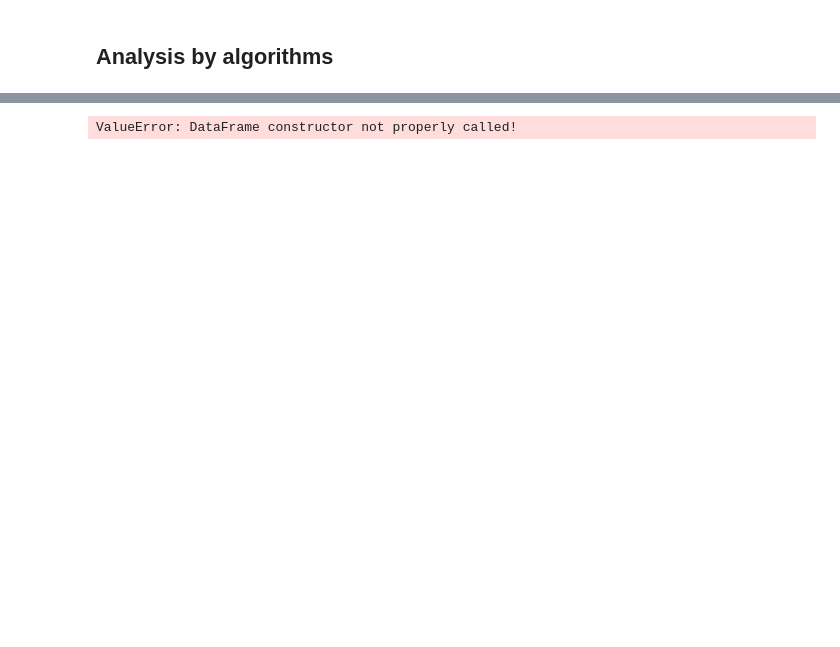
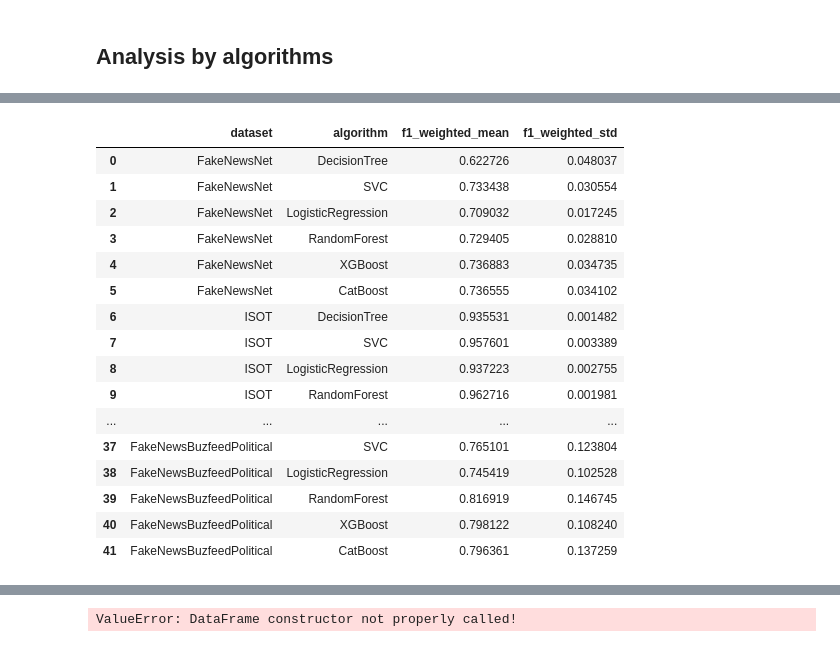
Before and after one commit to chavinvan/fake-news-detection, a Jupyter notebook: fn_detection/ml/MLTraining.ipynb, the cells around one changed output, grey strips where cells are left out. Cells and saved outputs as stored; diff of their text form; code cells hidden in the pictures; blank space fills up the shorter version.

```diff
--- a/fn_detection/ml/MLTraining.ipynb
+++ b/fn_detection/ml/MLTraining.ipynb
@@ -277,0 +435,29 @@ results_df.groupby('algorithm').mean(numeric_only=True)
+# %%
+np.random.seed(240993)
+
+# create dataframe for results
+results_df_sf = pd.DataFrame(columns=['dataset', 'algorithm', 'f1_weighted_mean', 'f1_weighted_std'])
+for dataset_name, dataset in datasets.items():
+    print('---Dataset {dataset_name}---'.format(dataset_name=dataset_name))
+
+    feature_names = feature_sets['Moral'] + feature_sets['Sentiment'] + rfe_results.loc[rfe_results['dataset'] == dataset_name]['feature_names'].apply(lambda x: x.tolist()).sum()
+    X = dataset[feature_names]
+    y = dataset['label']
+
+    scaler = StandardScaler()
+    X = scaler.fit_transform(X)
+
+    for algorithm_name in algorithms:
+        print('---Algorithm {algorithms_name}---'.format(algorithms_name=algorithm_name))
+        cv = StratifiedKFold(n_splits=5, shuffle=True, random_state=24091993)
+        scores = cross_val_score(get_algorithm(algorithm_name), X, y, cv=cv, scoring='f1_weighted', n_jobs=-1)
+        print(np.mean(scores))
+        print()
+
+        # add results to dataframe using concat method
+        results_df_sf = pd.concat([results_df_sf, pd.DataFrame({
+            'dataset' : [dataset_name],
+            'algorithm' : [algorithm_name],
+            'f1_weighted_mean' : np.mean(scores),
+            'f1_weighted_std' : np.std(scores)
+        })], ignore_index=True)
@@ -277,0 +504,20 @@ results_df.groupby('algorithm').mean(numeric_only=True)
+# %%
+results_df_sf
+# %% [output]
+|  | dataset | algorithm | f1_weighted_mean | f1_weighted_std |
+| 0 | FakeNewsNet | DecisionTree | 0.622726 | 0.048037 |
+| 1 | FakeNewsNet | SVC | 0.733438 | 0.030554 |
+| 2 | FakeNewsNet | LogisticRegression | 0.709032 | 0.017245 |
+| 3 | FakeNewsNet | RandomForest | 0.729405 | 0.028810 |
+| 4 | FakeNewsNet | XGBoost | 0.736883 | 0.034735 |
+| 5 | FakeNewsNet | CatBoost | 0.736555 | 0.034102 |
+| 6 | ISOT | DecisionTree | 0.935531 | 0.001482 |
+| 7 | ISOT | SVC | 0.957601 | 0.003389 |
+| 8 | ISOT | LogisticRegression | 0.937223 | 0.002755 |
+| 9 | ISOT | RandomForest | 0.962716 | 0.001981 |
+| ... | ... | ... | ... | ... |
+| 37 | FakeNewsBuzfeedPolitical | SVC | 0.765101 | 0.123804 |
+| 38 | FakeNewsBuzfeedPolitical | LogisticRegression | 0.745419 | 0.102528 |
+| 39 | FakeNewsBuzfeedPolitical | RandomForest | 0.816919 | 0.146745 |
+| 40 | FakeNewsBuzfeedPolitical | XGBoost | 0.798122 | 0.108240 |
+| 41 | FakeNewsBuzfeedPolitical | CatBoost | 0.796361 | 0.137259 |
```
Also changed, not shown: parts of 23 cells of this notebook, 1 other file.
